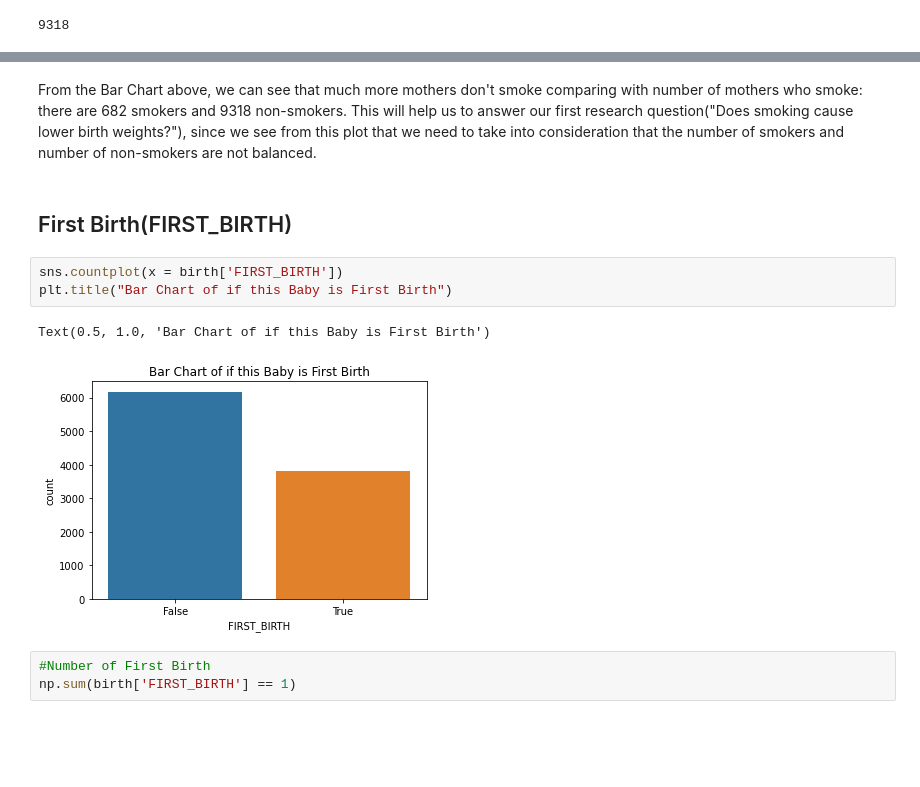
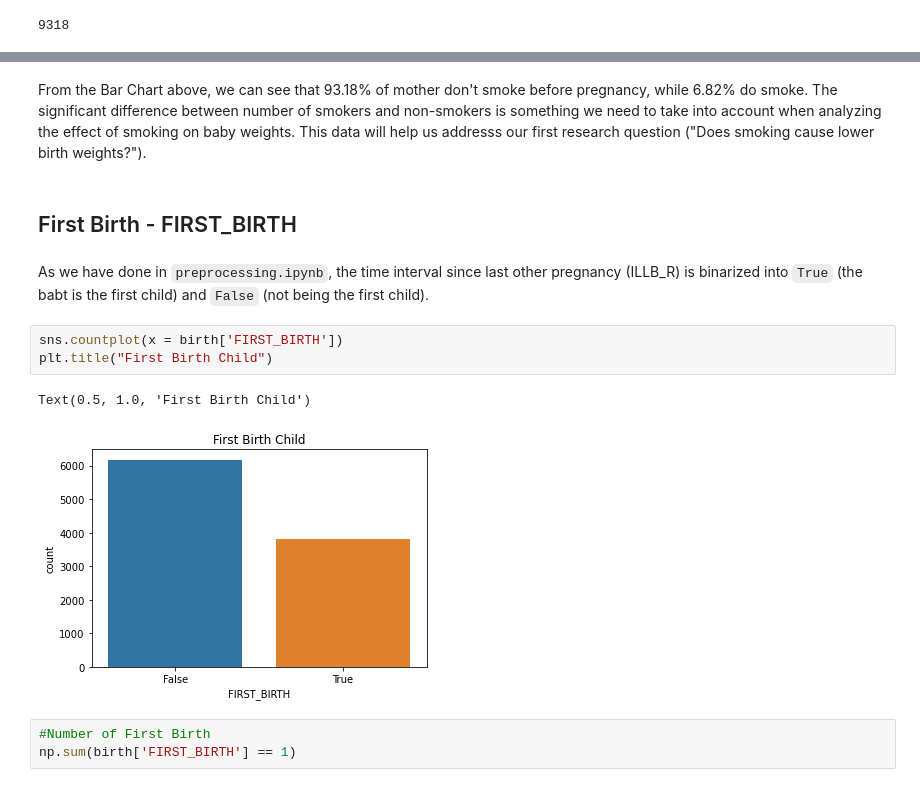
Before and after one commit to WenhaoP/Data102-Fa22-Proj, a Jupyter notebook: EDA.ipynb, the cells around one changed output, grey strips where cells are left out. Drawn from its saved outputs; the diff is of its cells as text; blank space fills up the shorter version.

```diff
--- a/EDA.ipynb
+++ b/EDA.ipynb
@@ -96,13 +132,15 @@ np.sum(birth['CIG'] == 0)
 # %% [markdown]
-From the Bar Chart above, we can see that much more mothers don't smoke comparing with number of mothers who smoke: there are 682 smokers and 9318 non-smokers. This will help us to answer our first research question("Does smoking cause lower birth weights?"), since we see from this plot that we need to take into consideration that the number of smokers and number of non-smokers are not balanced.
+From the Bar Chart above, we can see that 93.18% of mother don't smoke before pregnancy, while 6.82% do smoke. The significant difference between number of smokers and non-smokers is something we need to take into account when analyzing the effect of smoking on baby weights. This data will help us addresss our first research question ("Does smoking cause lower birth weights?").
 # %% [markdown]
-## First Birth(FIRST_BIRTH)
+## First Birth - FIRST_BIRTH
+# %% [markdown]
+As we have done in `preprocessing.ipynb`, the time interval since last other pregnancy (ILLB_R) is binarized into `True` (the babt is the first child) and `False` (not being the first child).
 # %%
 sns.countplot(x = birth['FIRST_BIRTH'])
-plt.title("Bar Chart of if this Baby is First Birth")
+plt.title("First Birth Child")
 # %% [output]
-Text(0.5, 1.0, 'Bar Chart of if this Baby is First Birth')
+Text(0.5, 1.0, 'First Birth Child')
-[figure, old version]
+[figure, new version]
 # %%
 #Number of First Birth
 np.sum(birth['FIRST_BIRTH'] == 1)
```
Also changed, not shown: parts of 20 cells of this notebook.
